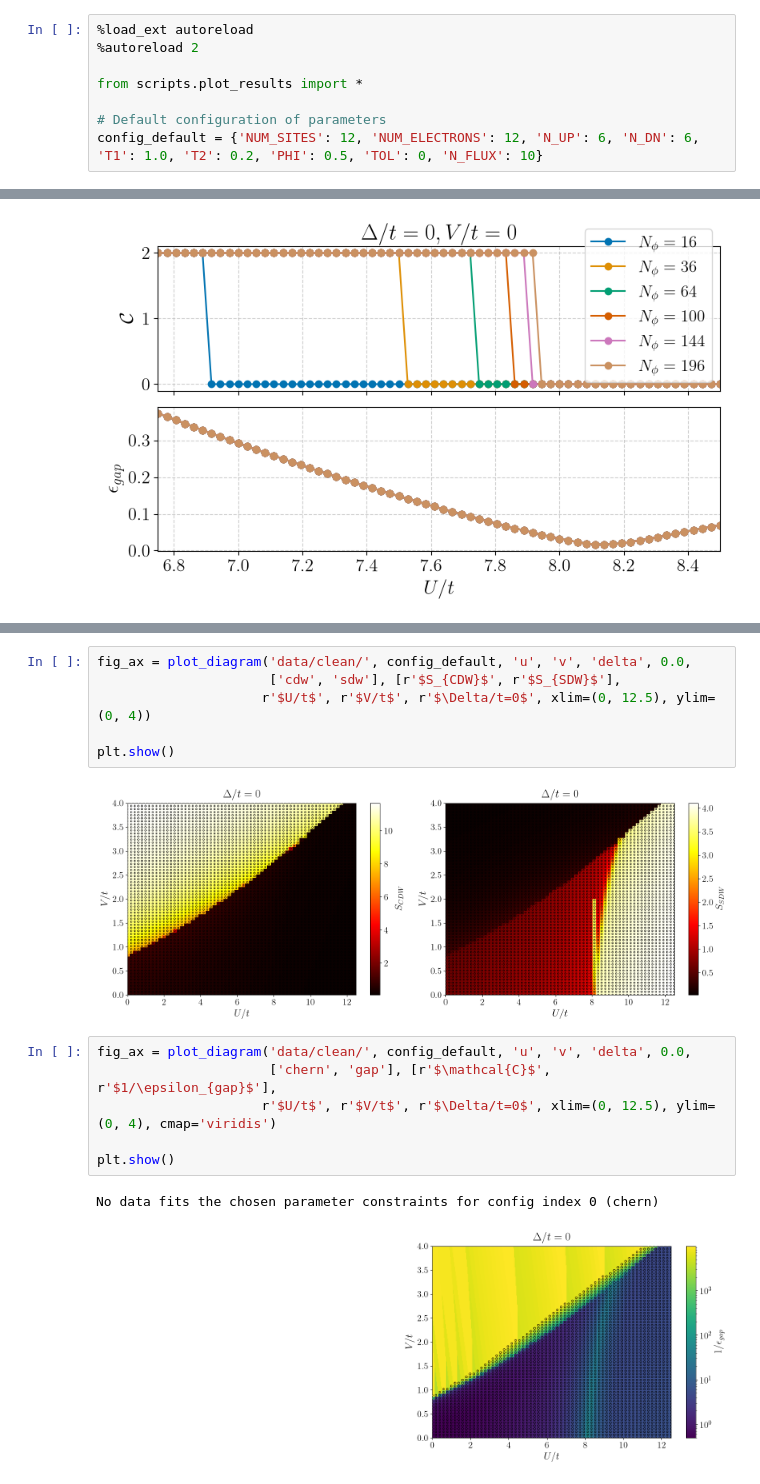
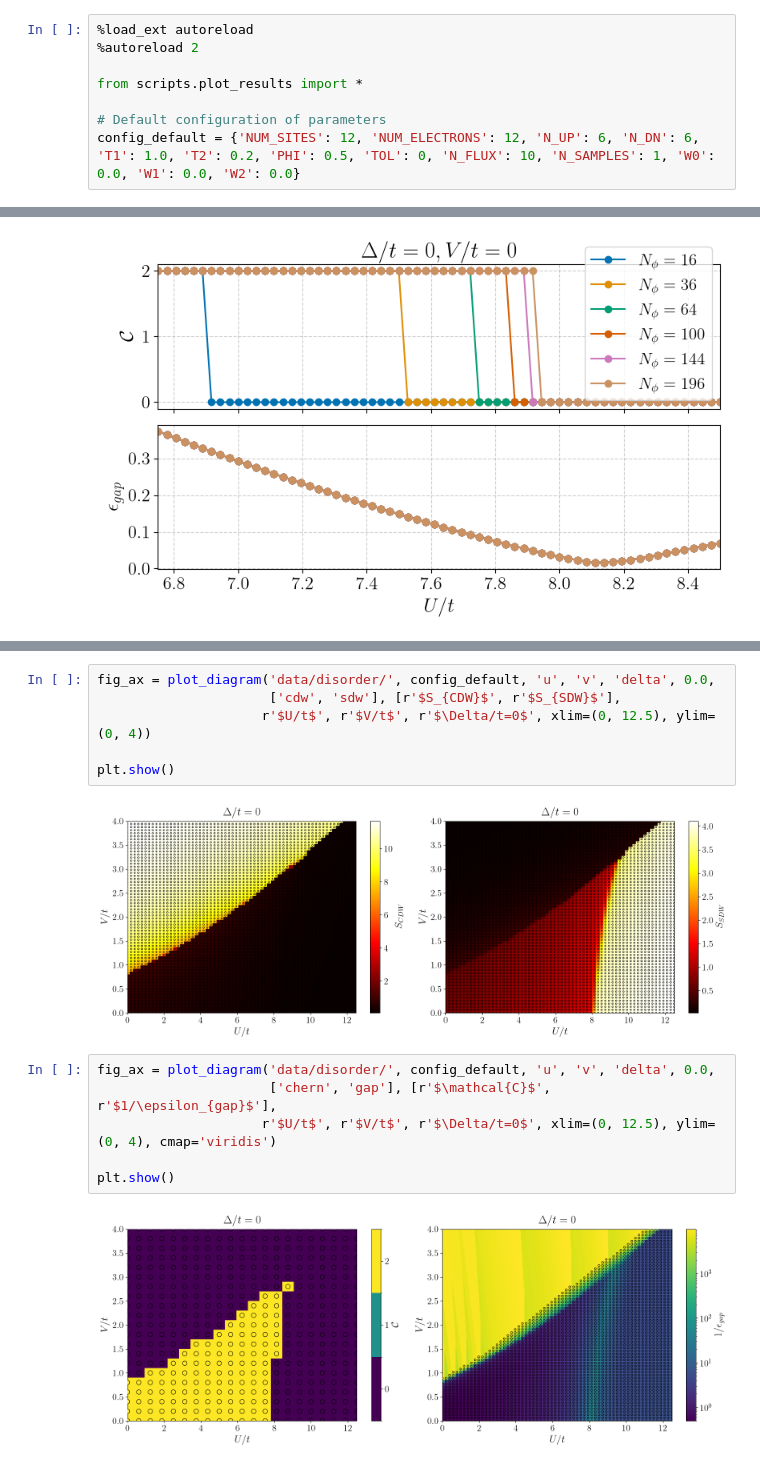
Before and after one commit to cctort/haldane, a Jupyter notebook: clean.ipynb, the cells around one changed output, grey strips where cells are left out. Saved outputs shown, nothing was run; the diff lists cells and outputs as text.

Commit message:
disorder works, maybe too slow

```diff
--- a/clean.ipynb
+++ b/clean.ipynb
@@ -5,4 +5,4 @@
 from scripts.plot_results import *
 
 # Default configuration of parameters
-config_default = {'NUM_SITES': 12, 'NUM_ELECTRONS': 12, 'N_UP': 6, 'N_DN': 6, 'T1': 1.0, 'T2': 0.2, 'PHI': 0.5, 'TOL': 0, 'N_FLUX': 10}
+config_default = {'NUM_SITES': 12, 'NUM_ELECTRONS': 12, 'N_UP': 6, 'N_DN': 6, 'T1': 1.0, 'T2': 0.2, 'PHI': 0.5, 'TOL': 0, 'N_FLUX': 10, 'N_SAMPLES': 1, 'W0': 0.0, 'W1': 0.0, 'W2': 0.0}
@@ -41,19 +38,18 @@ plt.show()
 # %% [output]
 [figure]
 # %%
-fig_ax = plot_diagram('data/clean/', config_default, 'u', 'v', 'delta', 0.0,
+fig_ax = plot_diagram('data/disorder/', config_default, 'u', 'v', 'delta', 0.0,
                       ['cdw', 'sdw'], [r'$S_{CDW}$', r'$S_{SDW}$'],
                      r'$U/t$', r'$V/t$', r'$\Delta/t=0$', xlim=(0, 12.5), ylim=(0, 4))
 
 plt.show()
 # %% [output]
-[figure, old version]
+[figure, new version]
 # %%
-fig_ax = plot_diagram('data/clean/', config_default, 'u', 'v', 'delta', 0.0,
+fig_ax = plot_diagram('data/disorder/', config_default, 'u', 'v', 'delta', 0.0,
                       ['chern', 'gap'], [r'$\mathcal{C}$', r'$1/\epsilon_{gap}$'],
                      r'$U/t$', r'$V/t$', r'$\Delta/t=0$', xlim=(0, 12.5), ylim=(0, 4), cmap='viridis')
 
 plt.show()
 # %% [output]
-No data fits the chosen parameter constraints for config index 0 (chern)
-[figure, old version]
+[figure, new version]
```
Also changed, not shown: parts of 3 cells of this notebook, 4 other files.
